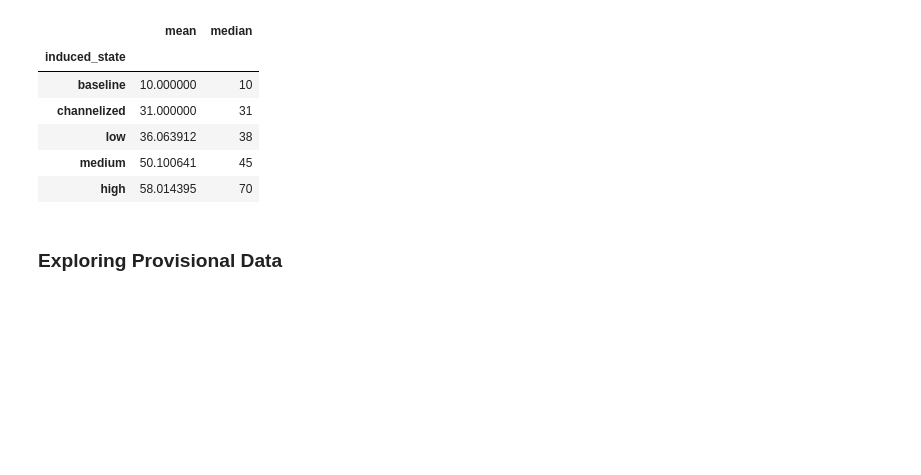
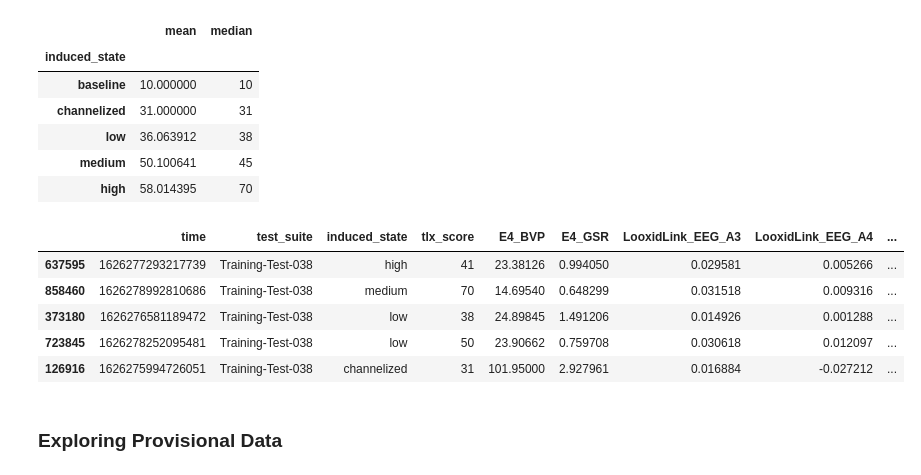
Before and after one commit to waynnbz/Cog-State-Classification, a Jupyter notebook: EDA.ipynb, the cells around one changed output. Saved outputs shown, nothing was run; the diff lists cells and outputs as text; code cells hidden in the pictures; blank space fills up the shorter version.

```diff
--- a/EDA.ipynb
+++ b/EDA.ipynb
@@ -242,6 +242,15 @@ train38.groupby('induced_state')['tlx_score'].agg(['mean', 'median']).sort_value
 | low | 36.063912 | 38 |
 | medium | 50.100641 | 45 |
 | high | 58.014395 | 70 |
+# %%
+train38.sample(5)
+# %% [output]
+|  | time | test_suite | induced_state | tlx_score | E4_BVP | E4_GSR | LooxidLink_EEG_A3 | LooxidLink_EEG_A4 | ... |
+| 637595 | 1626277293217739 | Training-Test-038 | high | 41 | 23.38126 | 0.994050 | 0.029581 | 0.005266 | ... |
+| 858460 | 1626278992810686 | Training-Test-038 | medium | 70 | 14.69540 | 0.648299 | 0.031518 | 0.009316 | ... |
+| 373180 | 1626276581189472 | Training-Test-038 | low | 38 | 24.89845 | 1.491206 | 0.014926 | 0.001288 | ... |
+| 723845 | 1626278252095481 | Training-Test-038 | low | 50 | 23.90662 | 0.759708 | 0.030618 | 0.012097 | ... |
+| 126916 | 1626275994726051 | Training-Test-038 | channelized | 31 | 101.95000 | 2.927961 | 0.016884 | -0.027212 | ... |
 # %% [markdown]
 ### Exploring Provisional Data
 # %%
```
Also changed, not shown: parts of 1 cell of this notebook, 1 other file.
